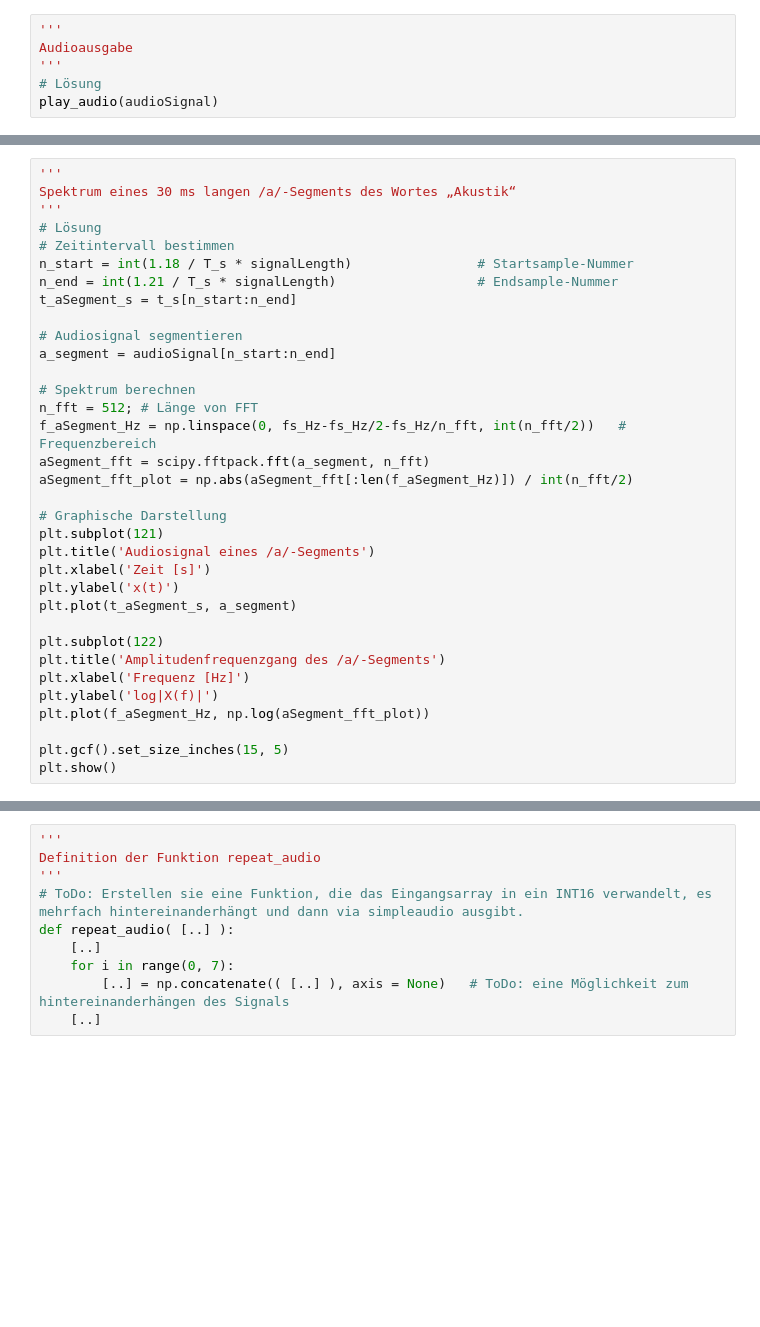
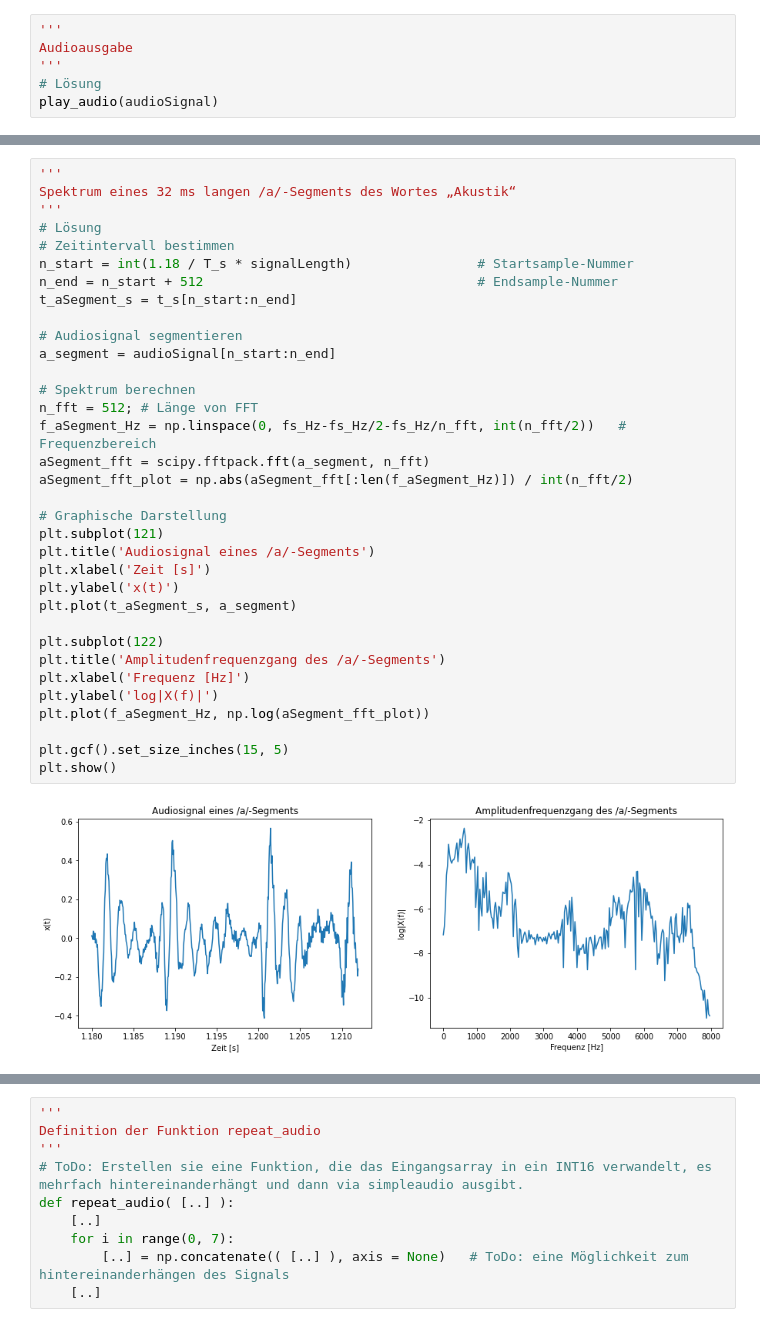
Before and after one commit to TUD-STKS/tud-sv, a Jupyter notebook: Thema-2-Messung der Übertragungsfunktion/2.2 - LPC.ipynb, the cells around one changed output, grey strips where cells are left out. Saved outputs shown, nothing was run; the diff lists cells and outputs as text; blank space fills up the shorter version.

```diff
--- a/Thema-2-Messung der Übertragungsfunktion/2.2 - LPC.ipynb
+++ b/Thema-2-Messung der Übertragungsfunktion/2.2 - LPC.ipynb
@@ -217,35 +229,37 @@ plt.gcf().set_size_inches(15, 5)
 plt.show()
 # %%
 '''
-Spektrum eines 30 ms langen /a/-Segments des Wortes „Akustik“
+Spektrum eines 32 ms langen /a/-Segments des Wortes „Akustik“
 '''
 # Lösung
 # Zeitintervall bestimmen
 n_start = int(1.18 / T_s * signalLength)                # Startsample-Nummer
-n_end = int(1.21 / T_s * signalLength)                  # Endsample-Nummer
+n_end = n_start + 512                                   # Endsample-Nummer
 t_aSegment_s = t_s[n_start:n_end]
 
 # Audiosignal segmentieren
 a_segment = audioSignal[n_start:n_end]
 
 # Spektrum berechnen
 n_fft = 512; # Länge von FFT
 f_aSegment_Hz = np.linspace(0, fs_Hz-fs_Hz/2-fs_Hz/n_fft, int(n_fft/2))   # Frequenzbereich
 aSegment_fft = scipy.fftpack.fft(a_segment, n_fft)
 aSegment_fft_plot = np.abs(aSegment_fft[:len(f_aSegment_Hz)]) / int(n_fft/2)
 
 # Graphische Darstellung
 plt.subplot(121)
 plt.title('Audiosignal eines /a/-Segments')
 plt.xlabel('Zeit [s]')
 plt.ylabel('x(t)')
 plt.plot(t_aSegment_s, a_segment)
 
 plt.subplot(122)
 plt.title('Amplitudenfrequenzgang des /a/-Segments')
 plt.xlabel('Frequenz [Hz]')
 plt.ylabel('log|X(f)|')
 plt.plot(f_aSegment_Hz, np.log(aSegment_fft_plot))
 
 plt.gcf().set_size_inches(15, 5)
 plt.show()
+# %% [output]
+[figure, added]
```
Also changed, not shown: parts of 29 cells of this notebook.
